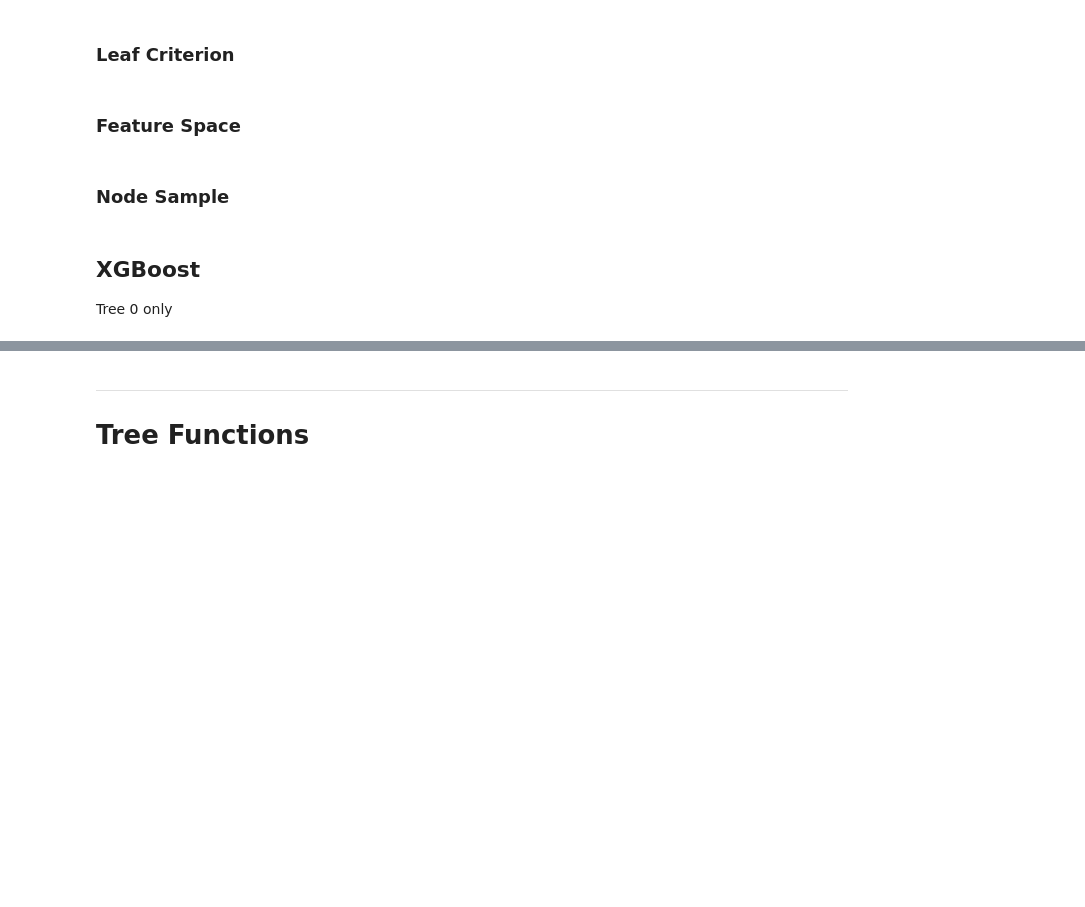
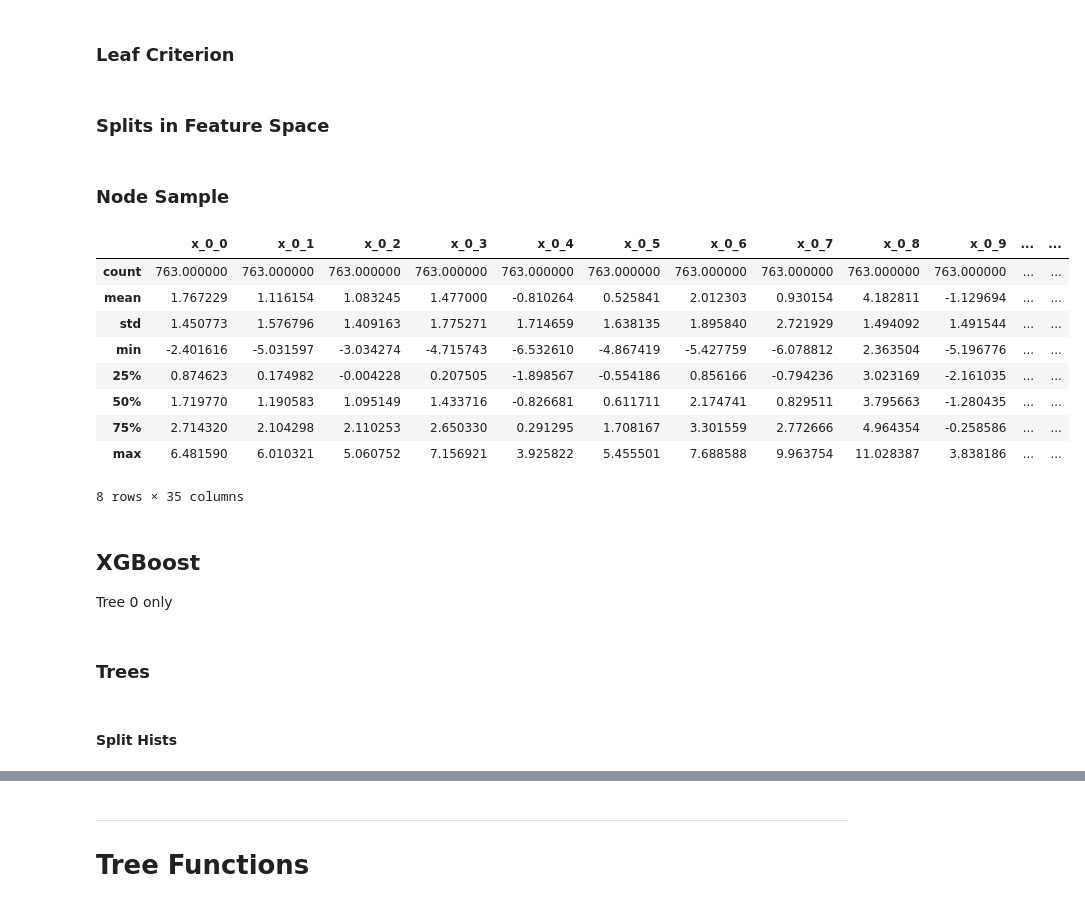
Before and after one commit to mepland/data_science_notes, a Jupyter notebook: plots/figs_demo.ipynb, the cells around one changed output, grey strips where cells are left out. Cells and saved outputs as stored; diff of their text form; code cells hidden in the pictures; blank space fills up the shorter version.

```diff
--- a/plots/figs_demo.ipynb
+++ b/plots/figs_demo.ipynb
@@ -419,10 +562,10 @@ pd.DataFrame([{col: value for col,value in zip(feat_names,x_example)}])
 ## FIGS
 # %%
 dt_figs_0 = extract_sklearn_tree_from_figs(model_figs, tree_num=0, n_classes=2)
-sk_figs_0 = ShadowSKDTree(dt_figs_0, X_train, y_train, feat_names, 'y', [0, 1])
+shadow_figs_0 = ShadowSKDTree(dt_figs_0, X_train, y_train, feat_names, 'y', [0, 1])
 
 dt_figs_1 = extract_sklearn_tree_from_figs(model_figs, tree_num=1, n_classes=2)
-sk_figs_1 = ShadowSKDTree(dt_figs_1, X_train, y_train, feat_names, 'y', [0, 1])
+shadow_figs_1 = ShadowSKDTree(dt_figs_1, X_train, y_train, feat_names, 'y', [0, 1])
 # %% [markdown]
 ### Trees
 # %% [markdown]
@@ -501,2 +628,2 @@ save_plt(output, 'viz_leaf_criterion_hist_figs_1')
 # %% [markdown]
-### Feature Space
+### Splits in Feature Space
@@ -505,7 +633,18 @@ trees.ctreeviz_bivar(sk_figs_0, feature_names=['x_1_0', 'x_2_0'], show={'legend'
 # %% [markdown]
 ### Node Sample
 # %%
-trees.describe_node_sample(sk_figs_0, 18)
+trees.describe_node_sample(shadow_figs_0, 18)
+# %% [output]
+|  | x_0_0 | x_0_1 | x_0_2 | x_0_3 | x_0_4 | x_0_5 | x_0_6 | x_0_7 | x_0_8 | x_0_9 | ... | ... |
+| count | 763.000000 | 763.000000 | 763.000000 | 763.000000 | 763.000000 | 763.000000 | 763.000000 | 763.000000 | 763.000000 | 763.000000 | ... | ... |
+| mean | 1.767229 | 1.116154 | 1.083245 | 1.477000 | -0.810264 | 0.525841 | 2.012303 | 0.930154 | 4.182811 | -1.129694 | ... | ... |
+| std | 1.450773 | 1.576796 | 1.409163 | 1.775271 | 1.714659 | 1.638135 | 1.895840 | 2.721929 | 1.494092 | 1.491544 | ... | ... |
+| min | -2.401616 | -5.031597 | -3.034274 | -4.715743 | -6.532610 | -4.867419 | -5.427759 | -6.078812 | 2.363504 | -5.196776 | ... | ... |
+| 25% | 0.874623 | 0.174982 | -0.004228 | 0.207505 | -1.898567 | -0.554186 | 0.856166 | -0.794236 | 3.023169 | -2.161035 | ... | ... |
+| 50% | 1.719770 | 1.190583 | 1.095149 | 1.433716 | -0.826681 | 0.611711 | 2.174741 | 0.829511 | 3.795663 | -1.280435 | ... | ... |
+| 75% | 2.714320 | 2.104298 | 2.110253 | 2.650330 | 0.291295 | 1.708167 | 3.301559 | 2.772666 | 4.964354 | -0.258586 | ... | ... |
+| max | 6.481590 | 6.010321 | 5.060752 | 7.156921 | 3.925822 | 5.455501 | 7.688588 | 9.963754 | 11.028387 | 3.838186 | ... | ... |
+8 rows × 35 columns
 # %% [markdown]
 ## XGBoost
 Tree 0 only
@@ -511,0 +653,4 @@ Tree 0 only
+# %% [markdown]
+### Trees
+# %% [markdown]
+#### Split Hists
```
Also changed, not shown: parts of 83 cells of this notebook, 2 other files.
